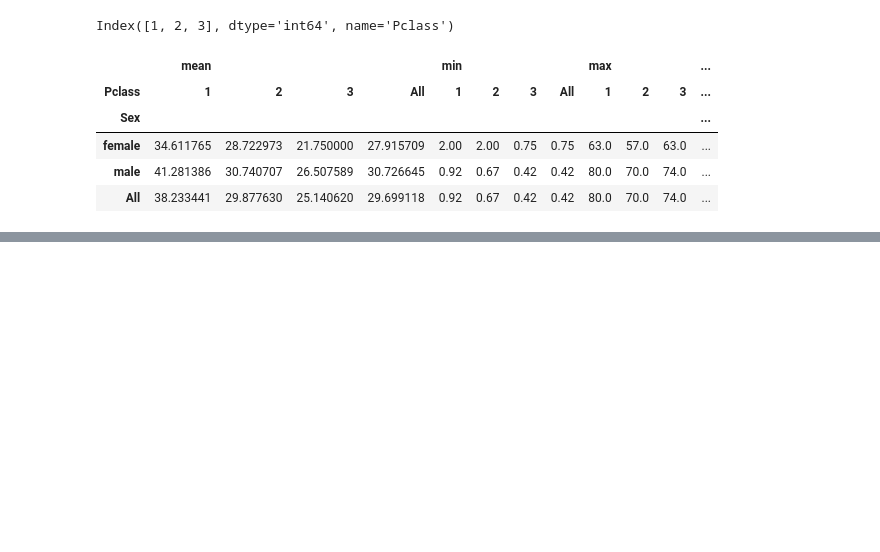
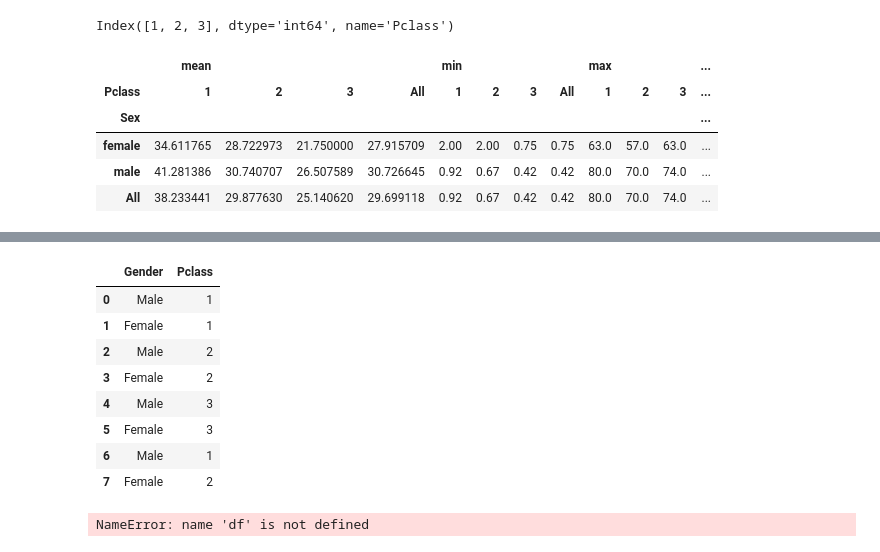
Before and after one commit to yashdeep-patil/Pandas, a Jupyter notebook: pandas.ipynb, the cells around one changed output, grey strips where cells are left out. Cells and saved outputs as stored; diff of their text form; code cells hidden in the pictures; blank space fills up the shorter version.

```diff
--- a/pandas.ipynb
+++ b/pandas.ipynb
@@ -1049,0 +1059,22 @@ h
+# %%
+df = pd.DataFrame({
+    'Gender':['Male','Female','Male','Female',
+              'Male','Female','Male','Female'],
+
+    'Pclass':[1,1,2,2,3,3,1,2]
+})
+df
+# %% [output]
+|  | Gender | Pclass |
+| 0 | Male | 1 |
+| 1 | Female | 1 |
+| 2 | Male | 2 |
+| 3 | Female | 2 |
+| 4 | Male | 3 |
+| 5 | Female | 3 |
+| 6 | Male | 1 |
+| 7 | Female | 2 |
+# %%
+pd.crosstab(df['Gender'],df['Pclass'])
+# %% [output]
+NameError: name 'df' is not defined
```
Also changed, not shown: parts of 6 cells of this notebook.
